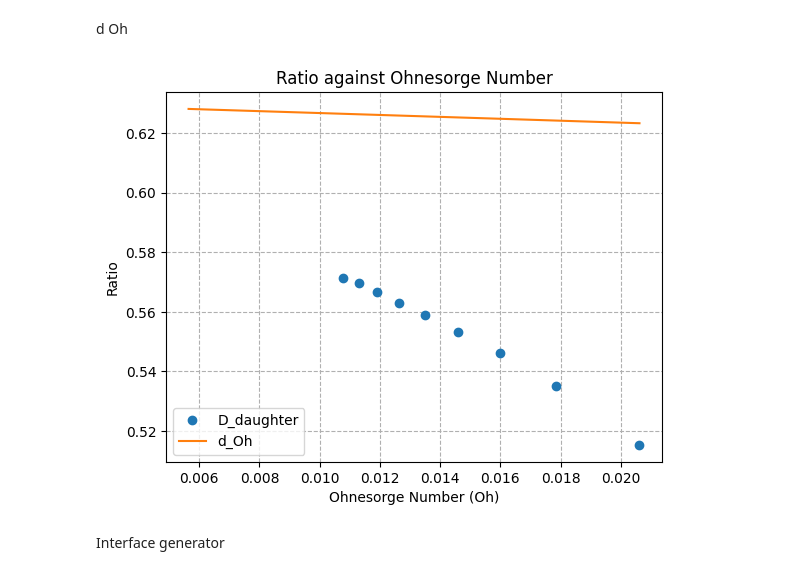
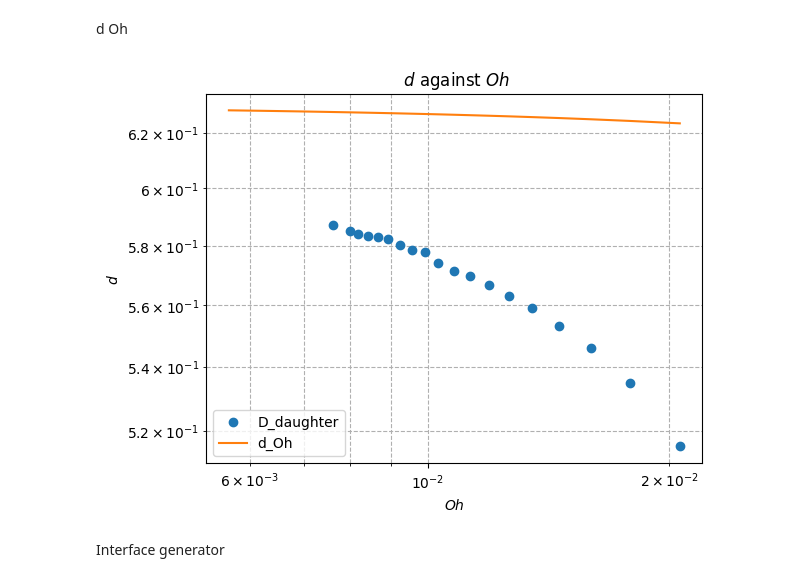
Before and after one commit to SamPetkov/PartialCoalescence, a Jupyter notebook: TimeDiameterDroplet.ipynb, the cells around one changed output. Cells and saved outputs as stored; diff of their text form; code cells hidden in the pictures.

```diff
--- a/TimeDiameterDroplet.ipynb
+++ b/TimeDiameterDroplet.ipynb
@@ -29,11 +29,11 @@ t_pinch_off_SI = t_pinch_off_D*Tau_D[0:len(t_pinch_off_D)]
 # %% [markdown]
 Diameter ratio
 # %%
-V_daughter = np.array([0.103866,np.nan,0.0716361,0.0801617,0.0852394,0.0885862,0.0914374,0.0934793,0.0952873,0.096778,0.09772,])
+V_daughter = np.array([0.103866,np.nan,0.0716361,0.0801617,0.0852394,0.0885862,0.0914374,0.0934793,0.0952873,0.096778,0.09772,0.0990827,0.101048,0.101313,0.102207,0.10346,0.103655,0.103975,0.104351,0.104843,0.105907,])
 # Note - for gird level 10 we fractional pixels have a substantial effect on the volume calculaed
 D_daughter = np.cbrt(V_daughter/V)
 
 d_Oh = np.cbrt(1-(3/8)*(Oh+np.sqrt(Oh**2+4)))
 
-D_daughter_frame = np.array([0.690,1,0.696,0.678,0.680,0.649,0.682,0.664,0.687,0.682,0.682,])
+D_daughter_frame = np.array([0.690,1,0.696,0.678,0.680,0.649,0.682,0.664,0.687,0.682,0.682,0.670,0.670,0.670,0.666,0.666,0.666,0.666,0.700,0.685,0.105907,])
 # %%
@@ -100,18 +140,18 @@ d Oh
 # %%
 # prompt: create the matplot lib of D-daughter against Oh with points and draw the graph of d_Oh against Oh with continuos lines on the same graph start all arrays from index 2
 
 import matplotlib.pyplot as plt
 plt.figure()
-plt.plot(Oh[2:len(D_daughter)], D_daughter[2:], 'o', label='D_daughter')
-plt.plot(Oh[2:], d_Oh[2:], '-', label='d_Oh')
-plt.xlabel('Ohnesorge Number (Oh)')
-plt.ylabel('Ratio')
-plt.title('Ratio against Ohnesorge Number')
+plt.loglog(Oh[2:len(D_daughter)], D_daughter[2:], 'o', label='D_daughter')
+plt.loglog(Oh[2:], d_Oh[2:], '-', label='d_Oh')
+plt.xlabel('$Oh$')
+plt.ylabel('$d$')
+plt.title(' $d$ against $Oh$')
 plt.legend()
 plt.grid(True, which="both", ls="--")
 plt.show()
 # %% [output]
-[figure, old version]
+[figure, new version]
 # %% [markdown]
 Interface generator
 # %%
```
Also changed, not shown: parts of 6 cells of this notebook.
